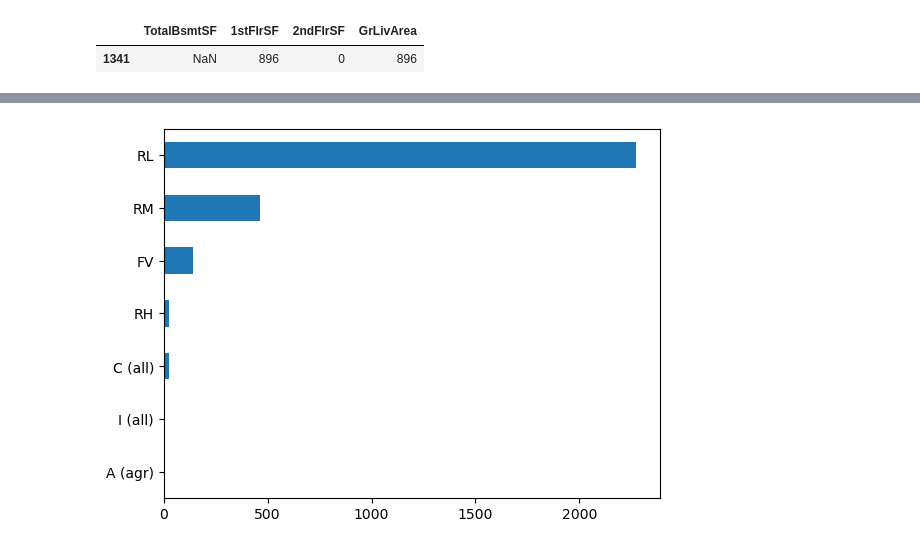
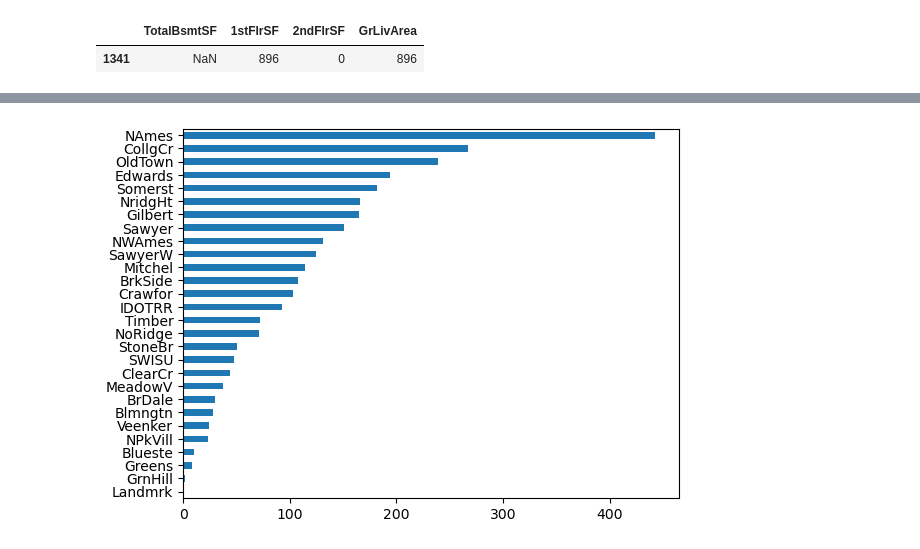
Before and after one commit to CoolBeansProgramming/Predicting-Sale-Price-of-Homes-in-Iowa, a Jupyter notebook: main.ipynb, the cells around one changed output, grey strips where cells are left out. Cells and saved outputs as stored; diff of their text form; code cells hidden in the pictures.

```diff
--- a/main.ipynb
+++ b/main.ipynb
@@ -193,4 +229,4 @@ no_base[['TotalBsmtSF','1stFlrSF','2ndFlrSF','GrLivArea']]
 # %%
-housing_raw_objects['MSZoning'].value_counts().plot(kind='barh').invert_yaxis()
+housing_objects['Neighborhood'].value_counts().plot(kind='barh').invert_yaxis()
 # %% [output]
-[figure, old version]
+[figure, new version]
```
Also changed, not shown: parts of 15 cells of this notebook.
